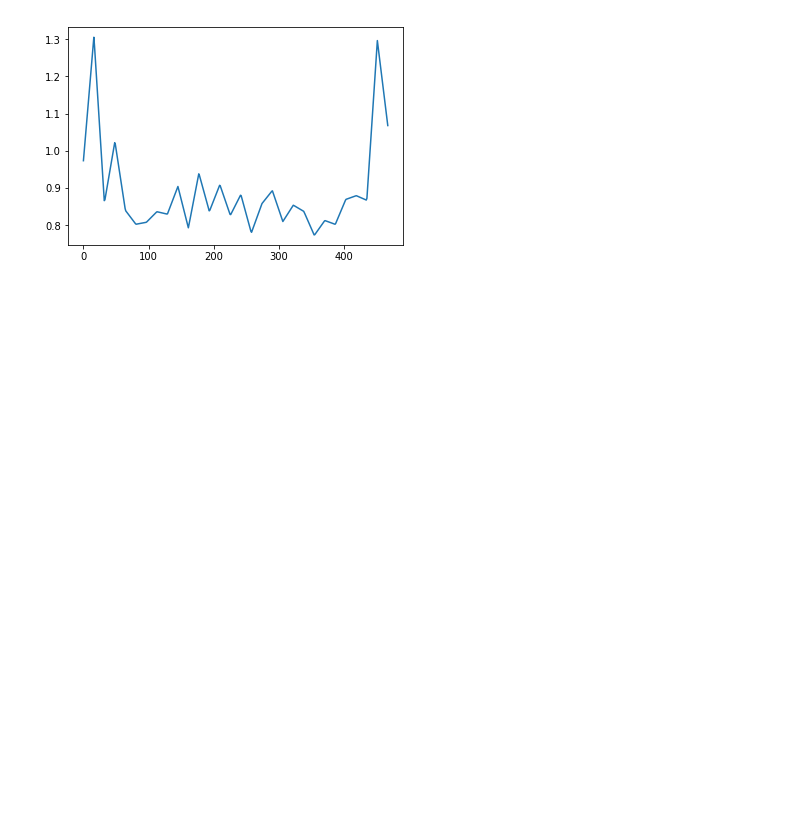
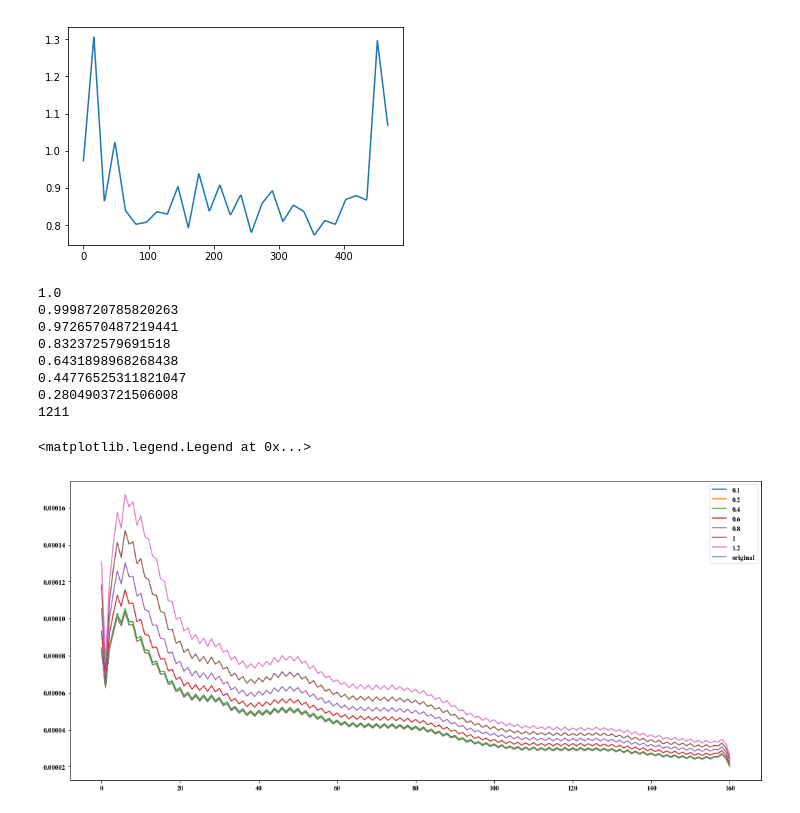
Before and after one commit to Wenhao-Yang/SpeakerVerifiaction-pytorch, a Jupyter notebook: Misc/hook_conv_lores_aug.ipynb, the cells around one changed output. Saved outputs shown, nothing was run; the diff lists cells and outputs as text; code cells hidden in the pictures; blank space fills up the shorter version.

```diff
--- a/Misc/hook_conv_lores_aug.ipynb
+++ b/Misc/hook_conv_lores_aug.ipynb
@@ -419,0 +444,45 @@ plt.plot(saliency_map.squeeze().detach().numpy().transpose().mean(axis=0))
+# %%
+plt.figure(figsize=(18, 8))
+
+clean_grad_abs_mean = np.zeros((161))
+
+for i in [0.1, 0.2, 0.4, 0.6, 0.8, 1, 1.2]:
+    part_time = 0
+    all_time = 0
+    for grad in all_grad_clean:
+        grad_plus_time = np.abs(grad).mean(axis=1)
+        grad_plus_time_mean = grad_plus_time.mean()*i
+        freq_grad = grad[np.where(grad_plus_time>grad_plus_time_mean)[0]]
+        part_time += len(freq_grad)
+        all_time += len(grad)
+        clean_grad_abs_mean += np.abs(freq_grad).mean(axis=0)
+    if i == 0.8:
+        clean_grad_abs_mean_8part = clean_grad_abs_mean.copy()
+    print(part_time/all_time)
+    plt.plot(clean_grad_abs_mean/len(all_data_clean))
+    clean_grad_abs_mean = np.zeros((161))
+
+for grad in all_grad_clean:
+#     grad_plus_time = np.abs(grad).mean(axis=1)
+#     grad_plus_time_mean = grad_plus_time.mean()*0.4
+#     freq_grad = grad[np.where(grad_plus_time>grad_plus_time_mean)[0]]
+#     part_time = len(freq_grad)
+#     aug_grad_abs_mean += np.abs(freq_grad).mean(axis=0)
+    clean_grad_abs_mean += np.abs(grad).mean(axis=0)
+
+
+print(len(all_data_clean))
+plt.plot(clean_grad_abs_mean/len(all_data_clean))
+
+plt.legend([str(i) for i in [0.1, 0.2, 0.4, 0.6, 0.8, 1, 1.2, 'original']])
+# %% [output]
+1.0
+0.9998720785820263
+0.9726570487219441
+0.832372579691518
+0.6431898968268438
+0.44776525311821047
+0.2804903721506008
+1211
+<matplotlib.legend.Legend at 0x...>
+[figure, added]
```
Also changed, not shown: parts of 10 cells of this notebook.
